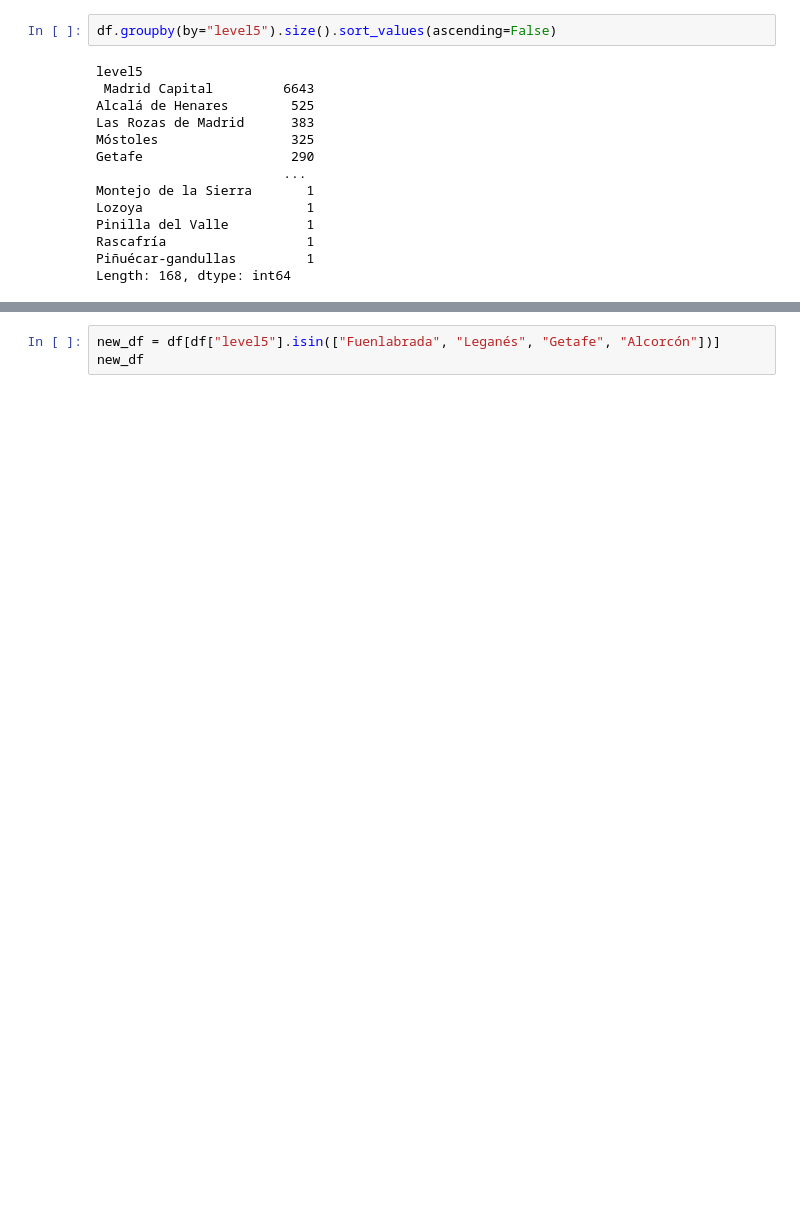
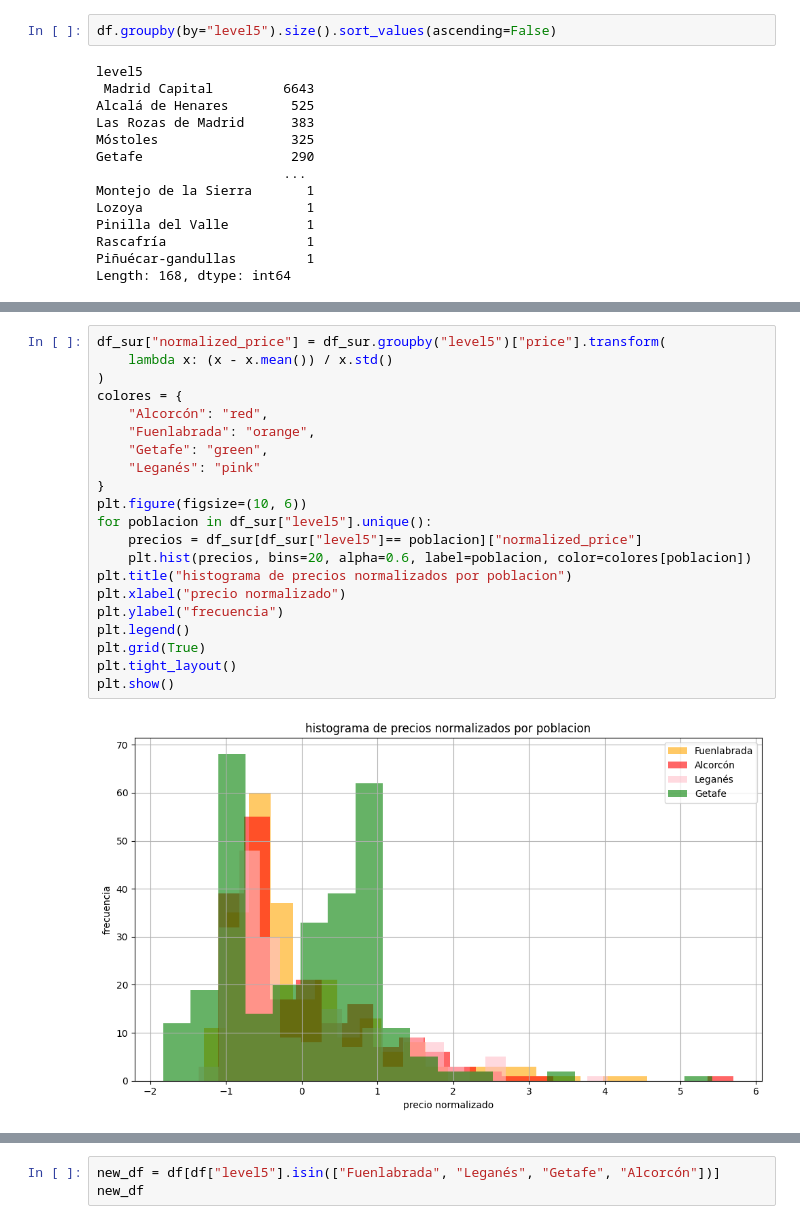
Before and after one commit to johnfbeltranc/pre_work, a Jupyter notebook: notebooks/01_analysis.ipynb, the cells around one changed output, grey strips where cells are left out. Cells and saved outputs as stored; diff of their text form; blank space fills up the shorter version.

```diff
--- a/notebooks/01_analysis.ipynb
+++ b/notebooks/01_analysis.ipynb
@@ -273,0 +402,23 @@ Length: 168, dtype: int64
+# %%
+df_sur["normalized_price"] = df_sur.groupby("level5")["price"].transform(
+    lambda x: (x - x.mean()) / x.std()
+)
+colores = {
+    "Alcorcón": "red",
+    "Fuenlabrada": "orange",
+    "Getafe": "green",
+    "Leganés": "pink"
+}
+plt.figure(figsize=(10, 6))
+for poblacion in df_sur["level5"].unique():
+    precios = df_sur[df_sur["level5"]== poblacion]["normalized_price"]
+    plt.hist(precios, bins=20, alpha=0.6, label=poblacion, color=colores[poblacion])
+plt.title("histograma de precios normalizados por poblacion")
+plt.xlabel("precio normalizado")
+plt.ylabel("frecuencia")
+plt.legend()
+plt.grid(True)
+plt.tight_layout()
+plt.show()
+# %% [output]
+[figure, added]
```
Also changed, not shown: parts of 35 cells of this notebook.
